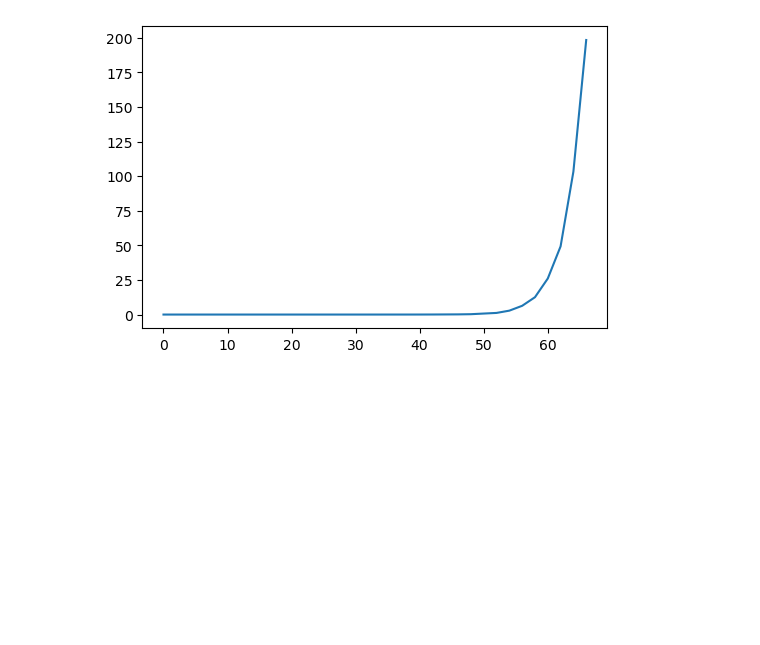
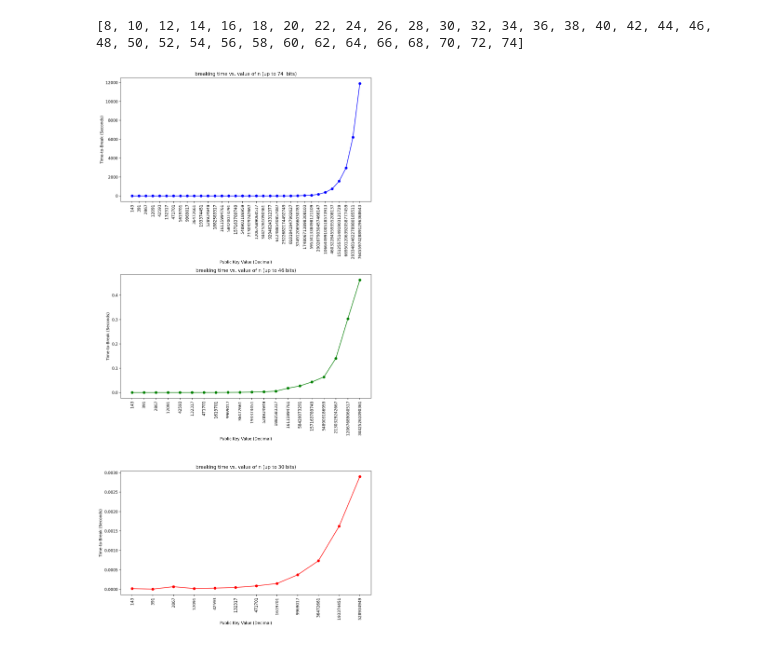
Before and after one commit to EssamWisam/Breaking-RSA-With-Math, a Jupyter notebook: 4 - MathAttackAnalysis/MathAnalysis.ipynb, the cells around one changed output. Drawn from its saved outputs; the diff is of its cells as text; code cells hidden in the pictures; blank space fills up the shorter version.

```diff
--- a/4 - MathAttackAnalysis/MathAnalysis.ipynb
+++ b/4 - MathAttackAnalysis/MathAnalysis.ipynb
@@ -20,36 +20,51 @@ def factorize(n):
 def mathematical_attack(PU):
    factors = factorize(PU)
    return "NOT RSA" if len(factors) > 2  else factors
 
 
 PUs = np.load('./n.npy', allow_pickle=True)
 
 
 file_object = open('time.txt', 'a', buffering=1)
 file_object2 = open('ns.txt', 'a', buffering=1)
 if False:
    for PU in PUs:
       start = time.time()
       factorize(PU)
       end = time.time()
       file_object.write(f'{end-start} \n')
       file_object2.write(f'{PU} \n')
 
 
 
 file_object.close()
 
 
 times = []
 with open('time.txt') as infile:
     lines = infile.readlines()
     for line in lines:
-       times.append(float(line[:-2])/60)
+       times.append(float(line[:-2]))
 times = np.array(times)
 
-n_size = [2*i for i in range(len(PUs[0:34]))]
-plt.figure(dpi=100)
-plt.plot(n_size, times)
-plt.savefig('plot.png', bbox_inches='tight', pad_inches=0)
+n_size = [2*i+8 for i in range(len(PUs))]
+n_size = n_size[:34]
+
+print(n_size)
+fig, (ax1, ax2, ax3) = plt.subplots(3, dpi=200, figsize=(10,20))
+def add_subplot(ax, max_n, color, title):
+   ax.scatter(list(range(max_n)), times[:max_n], color=color)
+   ax.plot(list(range(max_n)), times[:max_n], color=color)
+   ax.set_xticks(list(range(len(PUs[:max_n]))), minor=False)
+   ax.set_xticklabels(PUs[:max_n], fontdict=None, minor=False, rotation='90')
+   ax.set_xlabel('Public Key Value (Decimal)')
+   ax.set_ylabel('Time-to-Break (Seconds)')
+   ax.title.set_text(title)
+   fig.tight_layout()
+
+add_subplot(ax1, 34, 'b', f'breaking time vs. value of n (up to {n_size[33]}  bits)')
+add_subplot(ax2, 20, 'g', f'breaking time vs. value of n (up to {n_size[19]} bits)')
+add_subplot(ax3, 12, 'r', f'breaking time vs. value of n (up to {n_size[11]} bits)')
 # %% [output]
+[8, 10, 12, 14, 16, 18, 20, 22, 24, 26, 28, 30, 32, 34, 36, 38, 40, 42, 44, 46, 48, 50, 52, 54, 56, 58, 60, 62, 64, 66, 68, 70, 72, 74]
-[figure, old version]
+[figure, new version]
```
Also changed, not shown: 2 other files.
